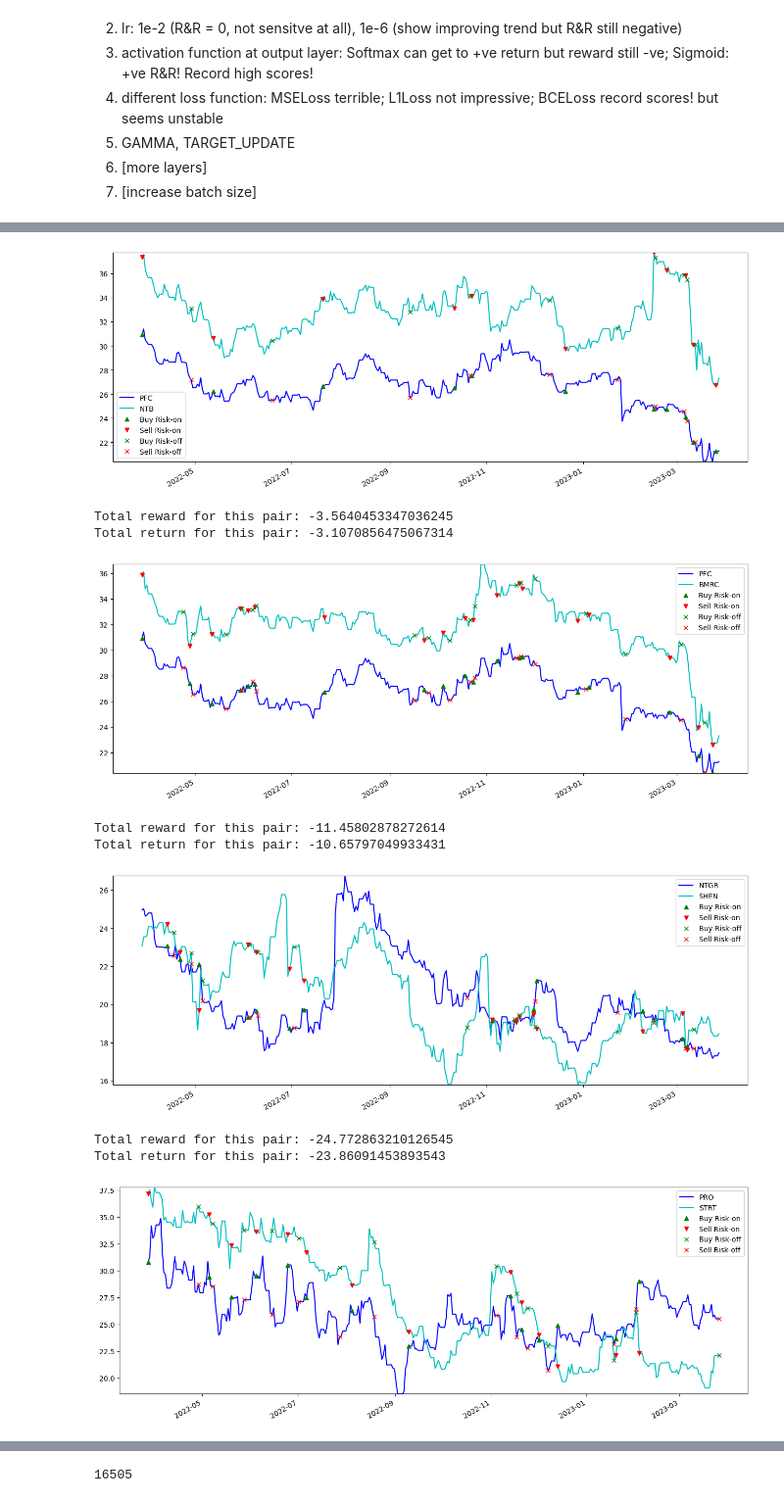
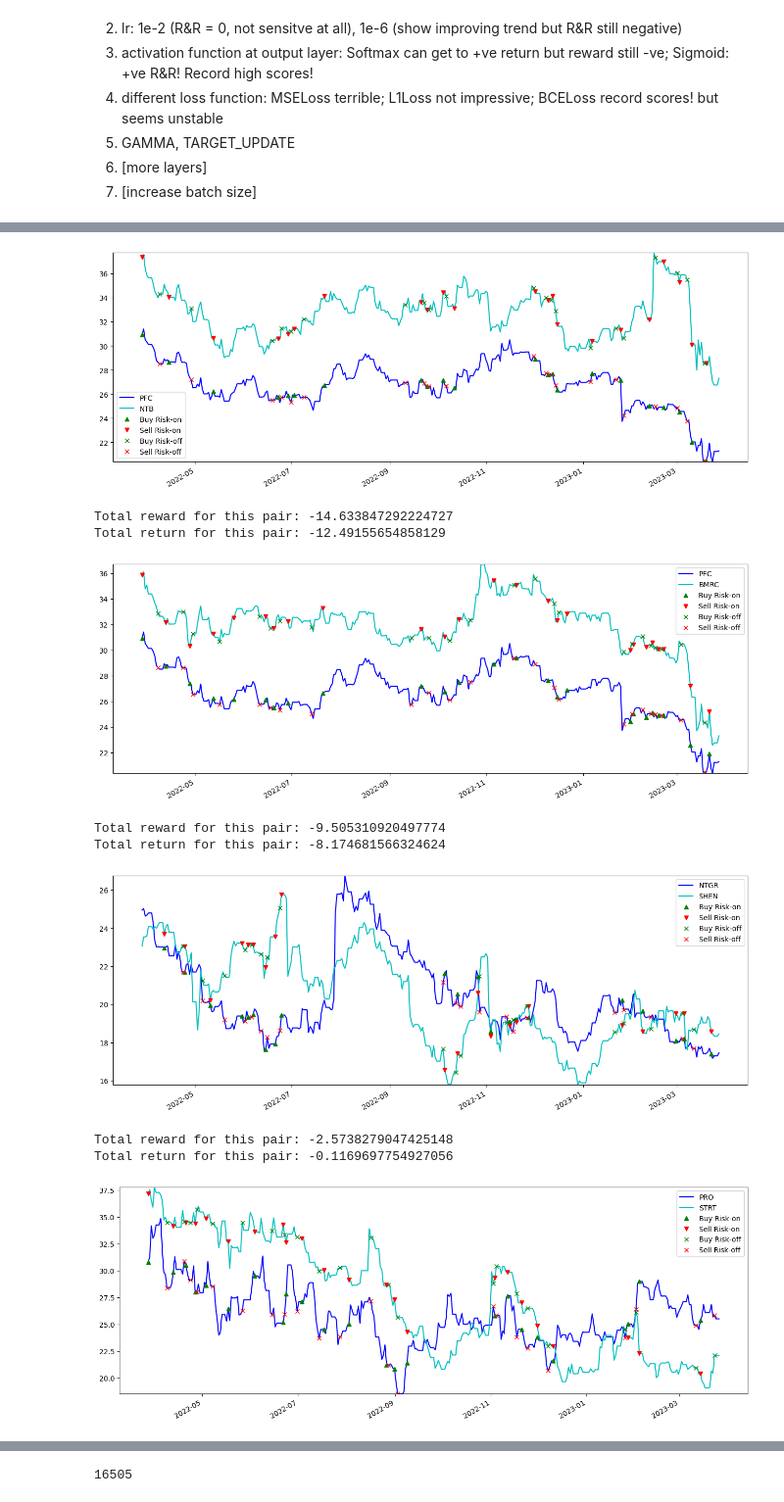
Before and after one commit to waikho/MADS_Capstone, a Jupyter notebook: RL/Pair_Trading_DQN.ipynb, the cells around one changed output, grey strips where cells are left out. Shown at 98% size. Cells and saved outputs as stored; diff of their text form; code cells hidden in the pictures.

```diff
--- a/RL/Pair_Trading_DQN.ipynb
+++ b/RL/Pair_Trading_DQN.ipynb
@@ -211,7 +215,7 @@ GAMMA = 0.999
 EPS_START = 0.9
 EPS_END = 0.05
 #EPS_DECAY = 200
-EPS_DECAY = 15000
+EPS_DECAY = 500
 TARGET_UPDATE = 5
 
 # Get number of actions from gym action space
@@ -229,7 +233,7 @@ optimizer = optim.RMSprop(policy_net.parameters(), lr=1e-6)   #from torch.optim;
 memory = ReplayMemory(127000)
 # %%
 ###training agent###
-num_episodes = 30
+num_episodes = 300
 best_rewards = 0
 steps_done = 0
 
@@ -366,7 +370,7 @@ Complete
 # %%
 ###plot###
 #fill in latest model
-policy_net.load_state_dict(torch.load('./models/model (110).pth'))
+policy_net.load_state_dict(torch.load('./models/model (31).pth'))
 #policy_net.load_state_dict(torch.load('./models/model (63)_300eps.pth'))
 target_net.load_state_dict(policy_net.state_dict())
 policy_net.eval()   #changes forward(); disables Dropout, BatchNorm, etc.
@@ -374,40 +378,40 @@ target_net.eval()
 
 total_rewards = []
 total_returns = []
 with torch.no_grad():
     for valenv in valenvs:
         obs = valenv.reset()
         state = torch.tensor(np.array([obs]), dtype=torch.float, device=device)
         for t in count():   #keep looping until done -> break
             # Select and perform an action
             action = policy_net(state).max(1)[1].view(1, 1)
             obs, _reward, done, info, _return = valenv.step(Positions(action.item()))
             state = torch.tensor(np.array([obs]), dtype=torch.float, device=device)
 
             if done:
                 valenv.render()   #only rendering the last year
                 #total_returns.append(returns)   ###changed###
                 #total_returns.append(np.sum(returns))   ###changed###
                 print(f"Total reward for this pair: {info['total_reward']}")
                 print(f"Total return for this pair: {info['total_return']}")
                 total_rewards.append(info['total_reward'])
                 total_returns.append(info['total_return'])
                 break
 
 #avg_returns = np.mean(returns)
 print(f'Average overall rewards: {np.mean(total_rewards)}')
 print(f'Average overall returns: {np.mean(total_returns)}')
 
 plt.ioff()
 plt.show()
 # %% [output]
-[figure, old version]
+[figure, new version]
-Total reward for this pair: -3.5640453347036245
-Total return for this pair: -3.1070856475067314
+Total reward for this pair: -14.633847292224727
+Total return for this pair: -12.49155654858129
-[figure, old version]
+[figure, new version]
-Total reward for this pair: -11.45802878272614
-Total return for this pair: -10.65797049933431
+Total reward for this pair: -9.505310920497774
+Total return for this pair: -8.174681566324624
-[figure, old version]
+[figure, new version]
-Total reward for this pair: -24.772863210126545
-Total return for this pair: -23.86091453893543
+Total reward for this pair: -2.5738279047425148
+Total return for this pair: -0.1169697754927056
-[figure, old version]
+[figure, new version]
```
Also changed, not shown: parts of 5 cells of this notebook, 1 other file.
